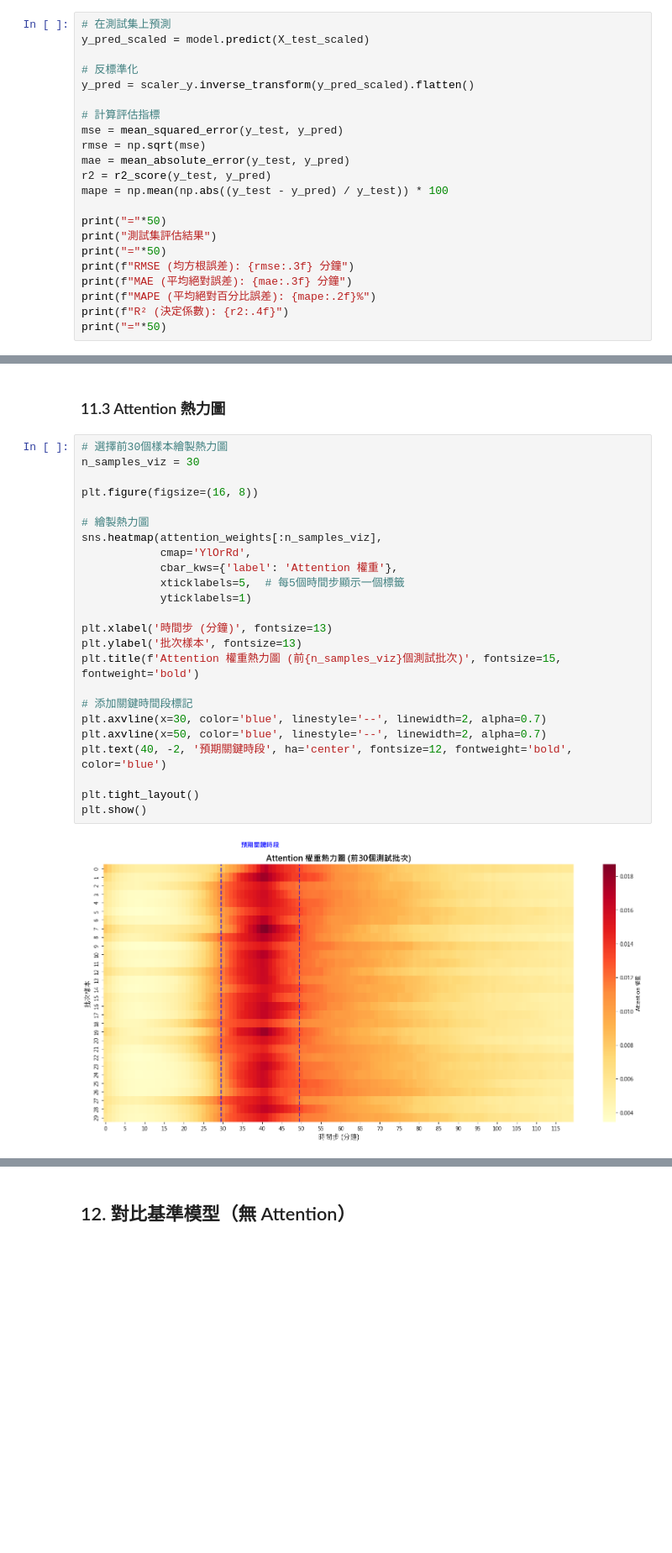
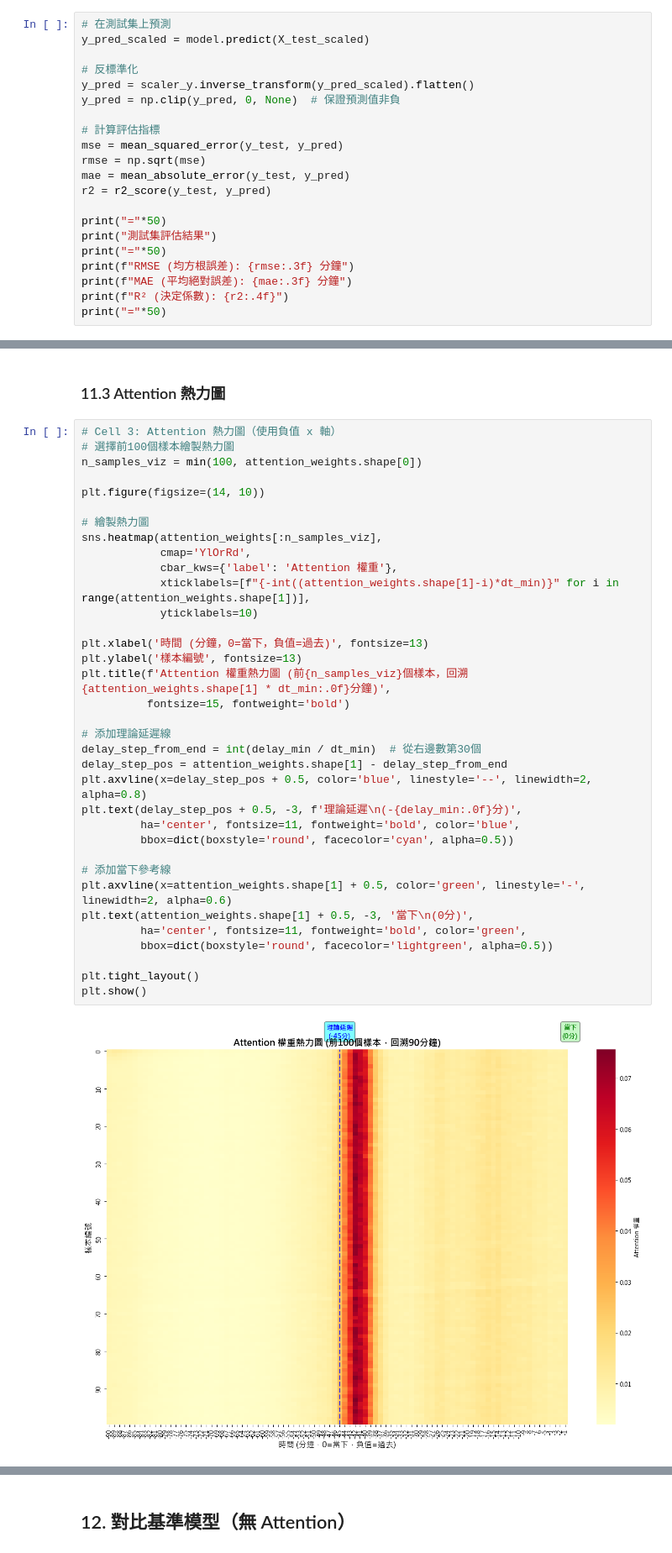
Before and after one commit to d9148408/CHE-AI-COURSE, a Jupyter notebook: Part_4/Unit17_Case1_Batch_EndTime_Prediction.ipynb, the cells around one changed output, grey strips where cells are left out. Shown at 84% size. Drawn from its saved outputs; the diff is of its cells as text; blank space fills up the shorter version.

```diff
--- a/Part_4/Unit17_Case1_Batch_EndTime_Prediction.ipynb
+++ b/Part_4/Unit17_Case1_Batch_EndTime_Prediction.ipynb
@@ -573,20 +698,19 @@ y_pred_scaled = model.predict(X_test_scaled)
 
 # 反標準化
 y_pred = scaler_y.inverse_transform(y_pred_scaled).flatten()
+y_pred = np.clip(y_pred, 0, None)  # 保證預測值非負
 
 # 計算評估指標
 mse = mean_squared_error(y_test, y_pred)
 rmse = np.sqrt(mse)
 mae = mean_absolute_error(y_test, y_pred)
 r2 = r2_score(y_test, y_pred)
-mape = np.mean(np.abs((y_test - y_pred) / y_test)) * 100
 
 print("="*50)
 print("測試集評估結果")
 print("="*50)
 print(f"RMSE (均方根誤差): {rmse:.3f} 分鐘")
 print(f"MAE (平均絕對誤差): {mae:.3f} 分鐘")
-print(f"MAPE (平均絕對百分比誤差): {mape:.2f}%")
 print(f"R² (決定係數): {r2:.4f}")
 print("="*50)
 # %% [output]
@@ -847,28 +1004,39 @@ Attention 權重統計分析:
 # %% [markdown]
 ### 11.3 Attention 熱力圖
 # %%
-# 選擇前30個樣本繪製熱力圖
-n_samples_viz = 30
+# Cell 3: Attention 熱力圖（使用負值 x 軸）
+# 選擇前100個樣本繪製熱力圖
+n_samples_viz = min(100, attention_weights.shape[0])
 
-plt.figure(figsize=(16, 8))
+plt.figure(figsize=(14, 10))
 
 # 繪製熱力圖
 sns.heatmap(attention_weights[:n_samples_viz],
             cmap='YlOrRd',
             cbar_kws={'label': 'Attention 權重'},
-            xticklabels=5,  # 每5個時間步顯示一個標籤
-            yticklabels=1)
+            xticklabels=[f"{-int((attention_weights.shape[1]-i)*dt_min)}" for i in range(attention_weights.shape[1])],
+            yticklabels=10)
 
-plt.xlabel('時間步 (分鐘)', fontsize=13)
-plt.ylabel('批次樣本', fontsize=13)
-plt.title(f'Attention 權重熱力圖 (前{n_samples_viz}個測試批次)', fontsize=15, fontweight='bold')
+plt.xlabel('時間 (分鐘，0=當下，負值=過去)', fontsize=13)
+plt.ylabel('樣本編號', fontsize=13)
+plt.title(f'Attention 權重熱力圖 (前{n_samples_viz}個樣本，回溯{attention_weights.shape[1] * dt_min:.0f}分鐘)',
+          fontsize=15, fontweight='bold')
 
-# 添加關鍵時間段標記
-plt.axvline(x=30, color='blue', linestyle='--', linewidth=2, alpha=0.7)
-plt.axvline(x=50, color='blue', linestyle='--', linewidth=2, alpha=0.7)
-plt.text(40, -2, '預期關鍵時段', ha='center', fontsize=12, fontweight='bold', color='blue')
+# 添加理論延遲線
+delay_step_from_end = int(delay_min / dt_min)  # 從右邊數第30個
+delay_step_pos = attention_weights.shape[1] - delay_step_from_end
+plt.axvline(x=delay_step_pos + 0.5, color='blue', linestyle='--', linewidth=2, alpha=0.8)
+plt.text(delay_step_pos + 0.5, -3, f'理論延遲\n(-{delay_min:.0f}分)',
+         ha='center', fontsize=11, fontweight='bold', color='blue',
+         bbox=dict(boxstyle='round', facecolor='cyan', alpha=0.5))
+
+# 添加當下參考線
+plt.axvline(x=attention_weights.shape[1] + 0.5, color='green', linestyle='-', linewidth=2, alpha=0.6)
+plt.text(attention_weights.shape[1] + 0.5, -3, '當下\n(0分)',
+         ha='center', fontsize=11, fontweight='bold', color='green',
+         bbox=dict(boxstyle='round', facecolor='lightgreen', alpha=0.5))
 
 plt.tight_layout()
 plt.show()
 # %% [output]
-[figure, old version]
+[figure, new version]
```
Also changed, not shown: parts of 36 cells of this notebook, 2 other files.
